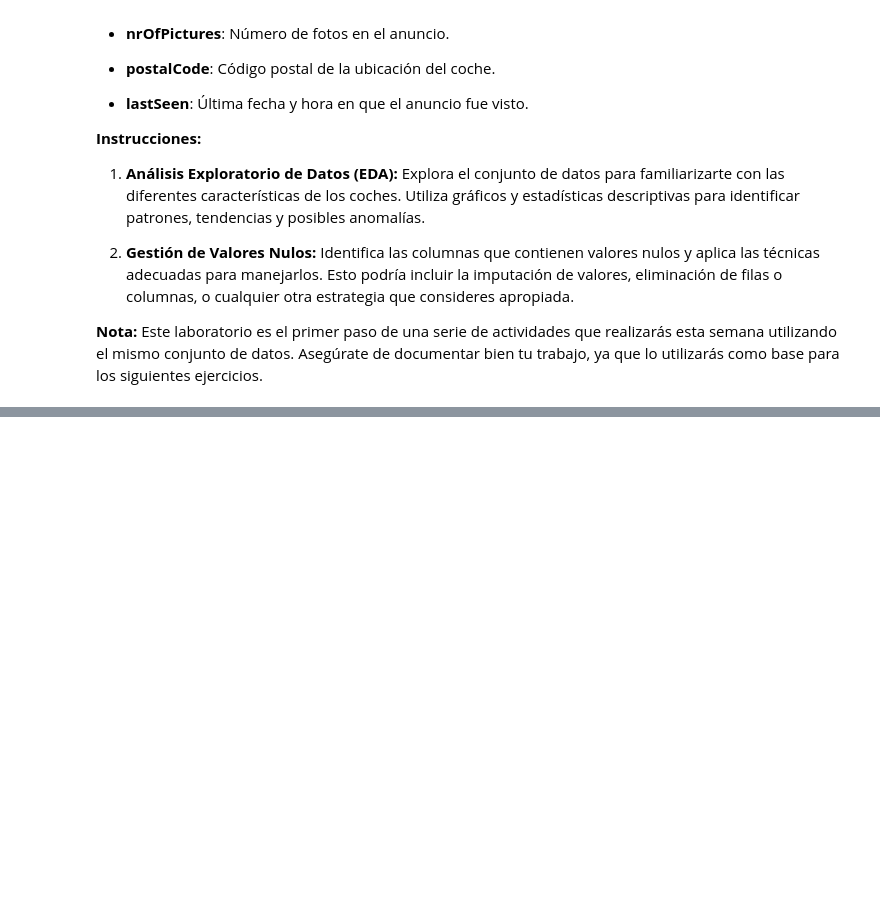
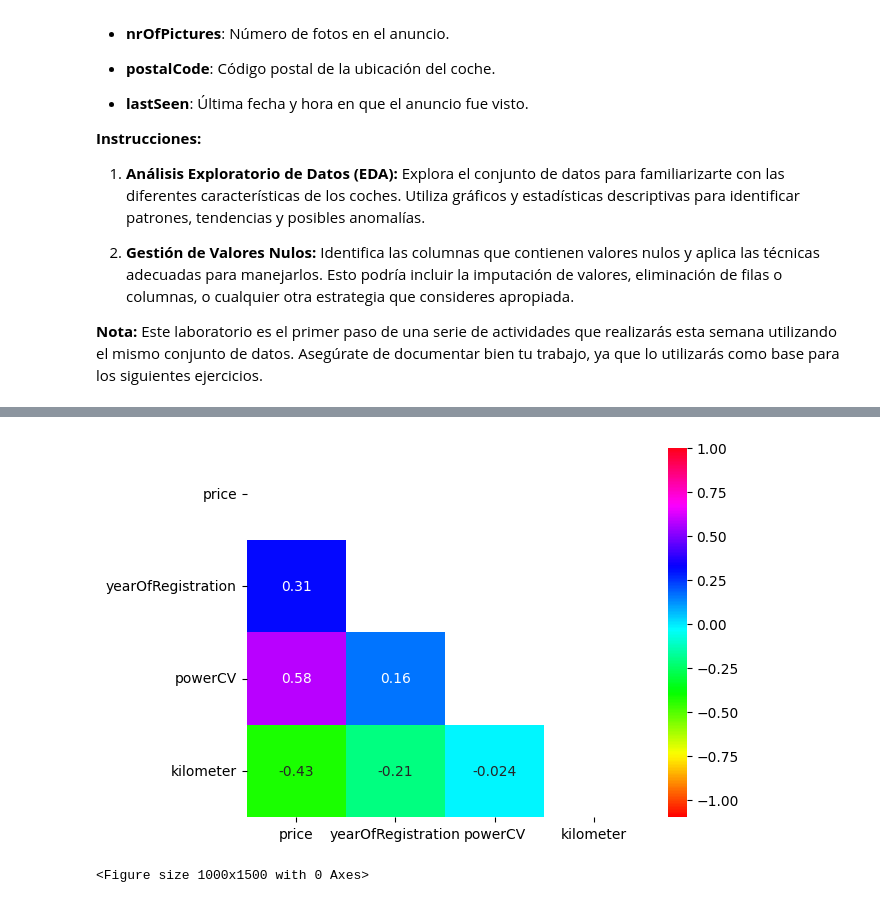
Before and after one commit to SrAlcast/7.1.EDA_y_Gestion_de_Nulos, a Jupyter notebook: laboratorio-modulo7-leccion01-eda-nulos.ipynb, the cells around one changed output, grey strips where cells are left out. Saved outputs shown, nothing was run; the diff lists cells and outputs as text; code cells hidden in the pictures; blank space fills up the shorter version.

```diff
--- a/laboratorio-modulo7-leccion01-eda-nulos.ipynb
+++ b/laboratorio-modulo7-leccion01-eda-nulos.ipynb
@@ -248,0 +317,5 @@ valores_fuera_rango.shape
+# %%
+sp.matriz_correlacion(df2)
+# %% [output]
+[figure, added]
+<Figure size 1000x1500 with 0 Axes>
```
Also changed, not shown: parts of 22 cells of this notebook.
